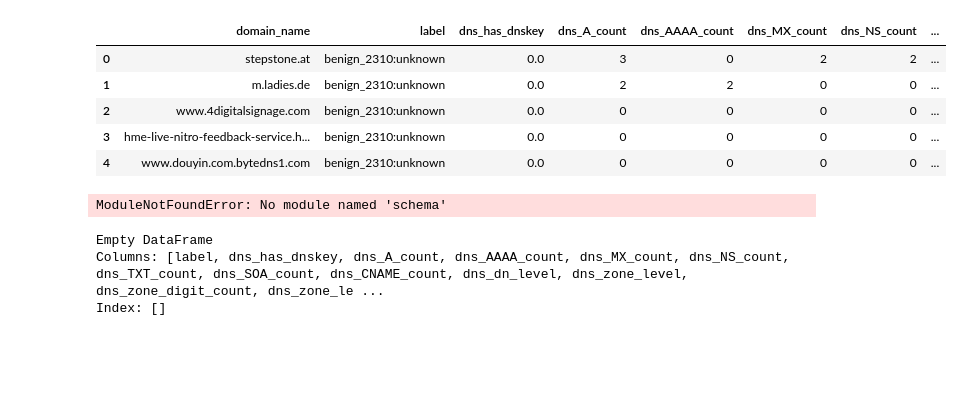
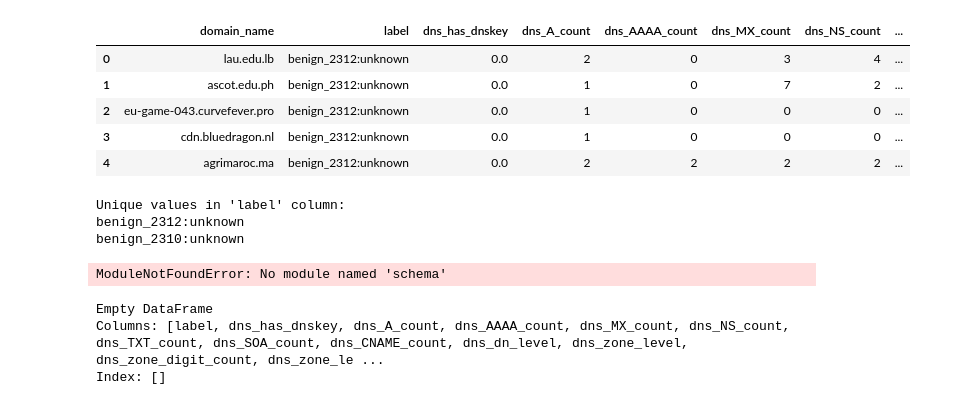
Before and after one commit to nesfit/domainradar-training, a Jupyter notebook: feature-extraction/parquetbrowse.ipynb, the cells around one changed output. Drawn from its saved outputs; the diff is of its cells as text; code cells hidden in the pictures; blank space fills up the shorter version.

Commit message:
Added parquet browser

```diff
--- a/feature-extraction/parquetbrowse.ipynb
+++ b/feature-extraction/parquetbrowse.ipynb
@@ -1,24 +1,39 @@
 # %%
 # Cached data browser
 
 import pyarrow as pa
 import pyarrow.parquet as pq
 import pandas as pd
 
-data = pq.read_table('floor/umbrella_benign_FINISHED.parquet')
+data = pq.read_table('floor/benign_combined.parquet')
 
 df = data.to_pandas()
 pd.set_option('display.max_columns', 1000)
 pd.set_option('display.max_colwidth', None)
 
 df.head()
 # %% [output]
 |  | domain_name | label | dns_has_dnskey | dns_A_count | dns_AAAA_count | dns_MX_count | dns_NS_count | ... |
-| 0 | stepstone.at | benign_2310:unknown | 0.0 | 3 | 0 | 2 | 2 | ... |
-| 1 | m.ladies.de | benign_2310:unknown | 0.0 | 2 | 2 | 0 | 0 | ... |
-| 2 | www.4digitalsignage.com | benign_2310:unknown | 0.0 | 0 | 0 | 0 | 0 | ... |
-| 3 | hme-live-nitro-feedback-service.h... | benign_2310:unknown | 0.0 | 0 | 0 | 0 | 0 | ... |
-| 4 | www.douyin.com.bytedns1.com | benign_2310:unknown | 0.0 | 0 | 0 | 0 | 0 | ... |
+| 0 | lau.edu.lb | benign_2312:unknown | 0.0 | 2 | 0 | 3 | 4 | ... |
+| 1 | ascot.edu.ph | benign_2312:unknown | 0.0 | 1 | 0 | 7 | 2 | ... |
+| 2 | eu-game-043.curvefever.pro | benign_2312:unknown | 0.0 | 1 | 0 | 0 | 0 | ... |
+| 3 | cdn.bluedragon.nl | benign_2312:unknown | 0.0 | 1 | 0 | 0 | 0 | ... |
+| 4 | agrimaroc.ma | benign_2312:unknown | 0.0 | 2 | 2 | 2 | 2 | ... |
+# %%
+# Replace 'Column1' with the name of the column you want to extract unique values from
+column_name = 'label'
+
+# Get unique values from the specified column
+unique_values = df[column_name].unique()
+
+# Display the unique values
+print("Unique values in '{}' column:".format(column_name))
+for value in unique_values:
+    print(value)
+# %% [output]
+Unique values in 'label' column:
+benign_2312:unknown
+benign_2310:unknown
 # %%
 # Final feature vector browser
 
```
